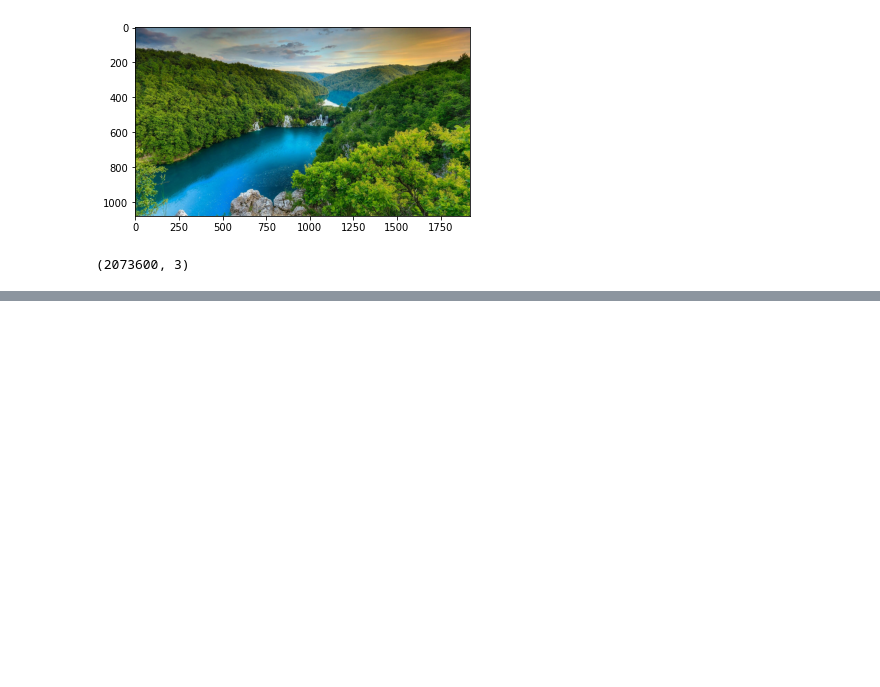
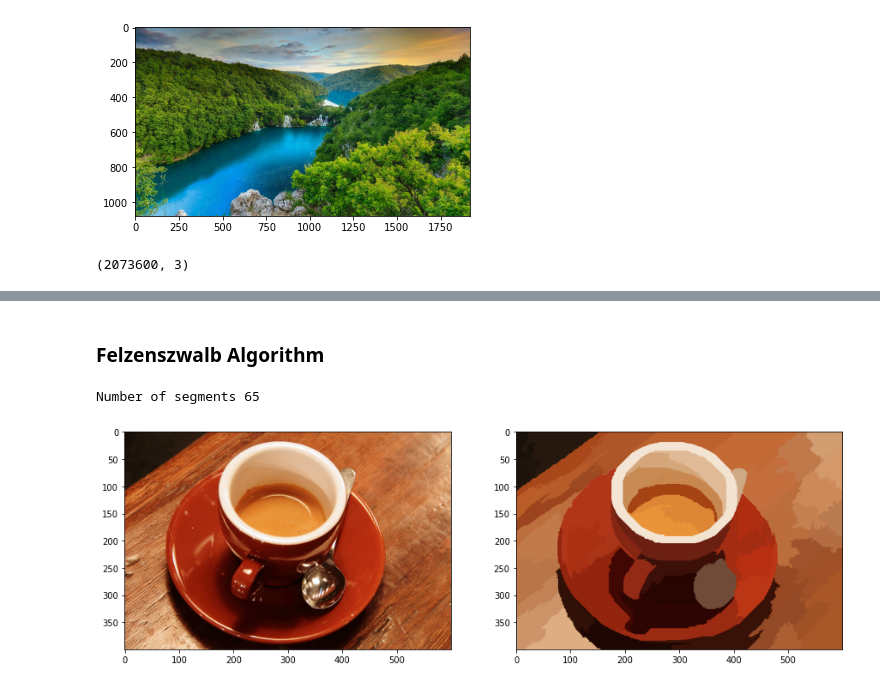
Before and after one commit to borislevant/cvplayground, a Jupyter notebook: segmentation.ipynb, the cells around one changed output, grey strips where cells are left out. Cells and saved outputs as stored; diff of their text form; code cells hidden in the pictures; blank space fills up the shorter version.

```diff
--- a/segmentation.ipynb
+++ b/segmentation.ipynb
@@ -130,0 +131,24 @@ plt.show()
+# %% [markdown]
+### Felzenszwalb Algorithm
+# %%
+from skimage.segmentation import felzenszwalb
+from skimage.data import coffee
+
+img = coffee()
+segments = felzenszwalb(img, scale=1.0, sigma=0.95, min_size=700)
+
+def get_segmentation(img, seg):
+  imgs = img.copy()
+  segs = np.unique(segments.reshape((-1,)))
+  for s in segs:
+    imgs[seg==s, :] = np.mean(imgs[seg==s, :], axis=0)
+  return imgs
+
+fig, ax = plt.subplots(1, 2, figsize=(15, 10))
+ax[0].imshow(img)
+ax[1].imshow(get_segmentation(img, segments))
+
+print('Number of segments {}'.format(len(np.unique(segments.reshape((-1,))))))
+# %% [output]
+Number of segments 65
+[figure, added]
```
Also changed, not shown: parts of 4 cells of this notebook.
